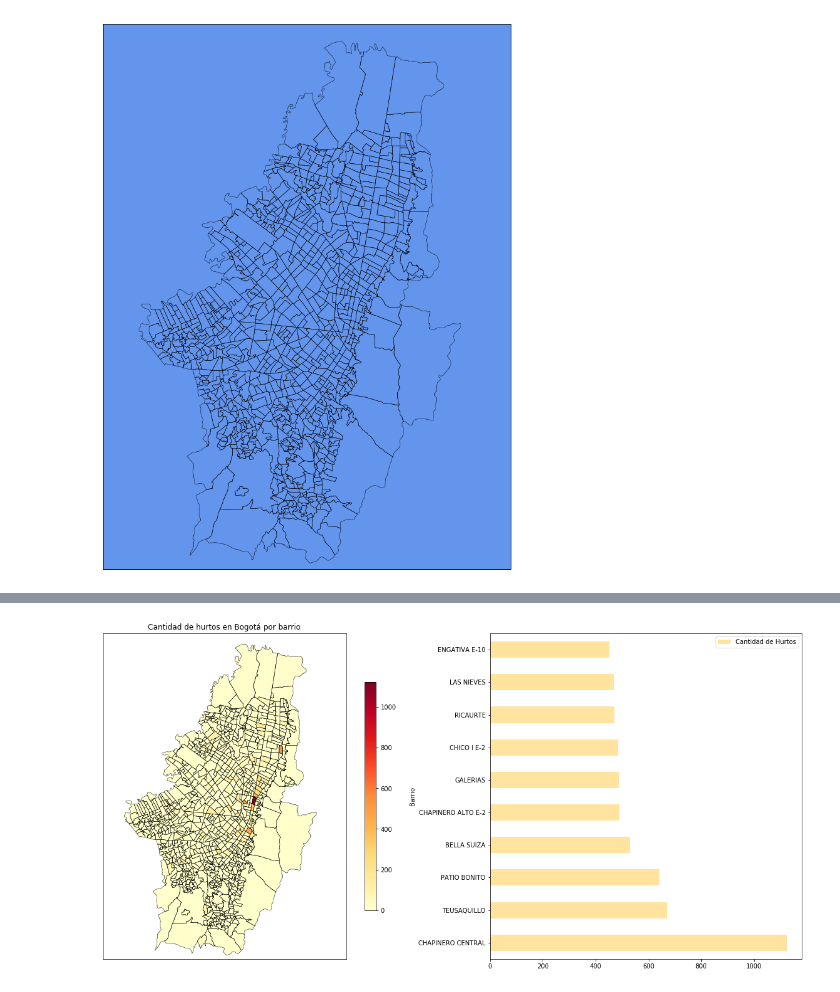
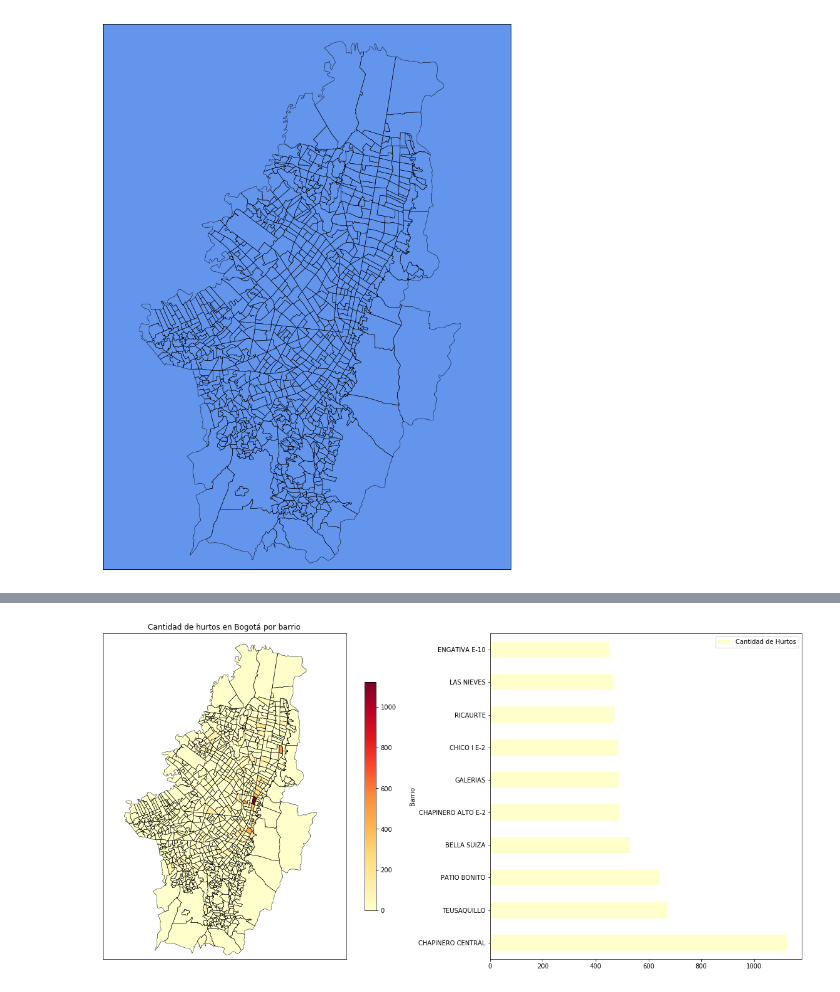
Before and after one commit to epicblack/hurtos_bogota, a Jupyter notebook: Mapa Hurto Bogota.ipynb, the cells around one changed output, grey strips where cells are left out. Saved outputs shown, nothing was run; the diff lists cells and outputs as text; code cells hidden in the pictures.

```diff
--- a/Mapa Hurto Bogota.ipynb
+++ b/Mapa Hurto Bogota.ipynb
@@ -64,31 +67,31 @@ df_poly.fillna(0, inplace=True)
 # %%
 fig, ax = plt.subplots(nrows=1, ncols=2, figsize=(16, 8))
 
 m = Basemap(projection='merc',
             llcrnrlat=4.45,
             llcrnrlon=-74.25,
             urcrnrlat=4.85,
             urcrnrlon=-73.95,
             resolution = 'c',
             ax=ax[0])
 
 cmap = plt.get_cmap('YlOrRd')
 pc = PatchCollection(df_poly['Forma'], zorder=2)
 norm = Normalize()
 
 pc.set_facecolor(cmap(norm(df_poly['Cantidad de Hurtos'].fillna(0).values)))
 ax[0].add_collection(pc)
 
 mapper = matplotlib.cm.ScalarMappable(norm=norm, cmap=cmap)
 
 mapper.set_array(df_poly['Cantidad de Hurtos'])
 fig.colorbar(mapper, ax=ax[0], shrink=0.7)
 
 m.readshapefile('./barrios_catastrales/barrios_catastrales_2', 'barrios')
 
 ax[0].set_title('Cantidad de hurtos en Bogotá por barrio')
 
-crime_neighborhood.set_index('Barrio').head(10).plot.barh(ax=ax[1], color='#ffe39f')
+crime_neighborhood.set_index('Barrio').head(10).plot.barh(ax=ax[1], cmap=cmap)
 fig.tight_layout()
 # %% [output]
-[figure, old version]
+[figure, new version]
```
Also changed, not shown: parts of 2 cells of this notebook.
